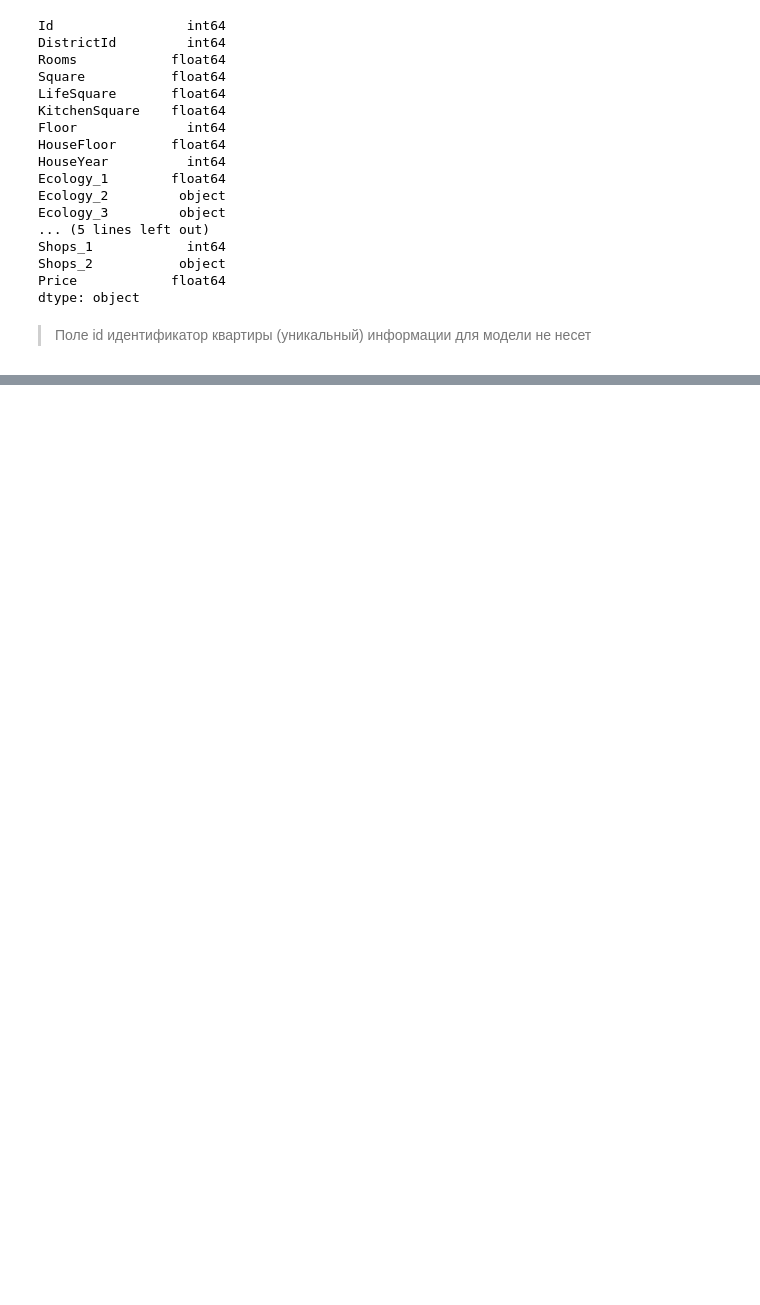
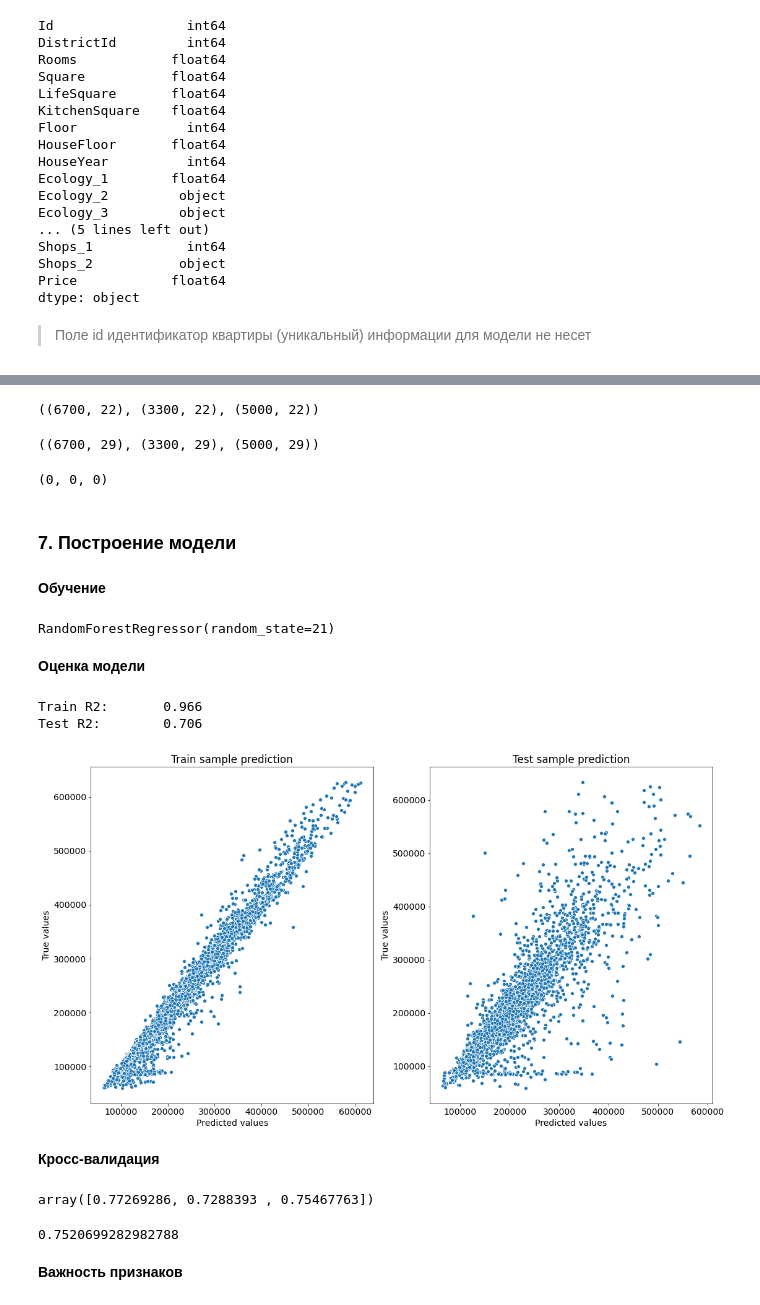
Before and after one commit to alex-chin/GB_LIBS_DS, a Jupyter notebook: course_project/REstate.ipynb, the cells around one changed output, grey strips where cells are left out. Cells and saved outputs as stored; diff of their text form; code cells hidden in the pictures; blank space fills up the shorter version.

```diff
--- a/course_project/REstate.ipynb
+++ b/course_project/REstate.ipynb
@@ -332,0 +920,63 @@ kz / k.count() * 100
+# %%
+preprocessor = DataPreprocessing()
+preprocessor.fit(X_train)
+
+X_train = preprocessor.transform(X_train)
+X_valid = preprocessor.transform(X_valid)
+test_df = preprocessor.transform(test_df)
+
+X_train.shape, X_valid.shape, test_df.shape
+# %% [output]
+((6700, 22), (3300, 22), (5000, 22))
+# %%
+features_gen = FeatureGenetator()
+features_gen.fit(X_train, y_train)
+
+X_train = features_gen.transform(X_train)
+X_valid = features_gen.transform(X_valid)
+test_df = features_gen.transform(test_df)
+
+X_train.shape, X_valid.shape, test_df.shape
+# %% [output]
+((6700, 29), (3300, 29), (5000, 29))
+# %%
+X_train = X_train[feature_names + new_feature_names]
+X_valid = X_valid[feature_names + new_feature_names]
+test_df = test_df[feature_names + new_feature_names]
+# %%
+X_train.isna().sum().sum(), X_valid.isna().sum().sum(), test_df.isna().sum().sum()
+# %% [output]
+(0, 0, 0)
+# %% [markdown]
+### 7. Построение модели  <a class='anchor' id='modeling'>
+# %% [markdown]
+**Обучение**
+# %%
+rf_model = RandomForestRegressor(random_state=21, criterion='mse')
+rf_model.fit(X_train, y_train)
+# %% [output]
+RandomForestRegressor(random_state=21)
+# %% [markdown]
+**Оценка модели**
+# %%
+y_train_preds = rf_model.predict(X_train)
+y_test_preds = rf_model.predict(X_valid)
+
+evaluate_preds(y_train, y_train_preds, y_valid, y_test_preds)
+# %% [output]
+Train R2:       0.966
+Test R2:        0.706
+[figure, added]
+# %% [markdown]
+**Кросс-валидация**
+# %%
+cv_score = cross_val_score(rf_model, X_train, y_train, scoring='r2', cv=KFold(n_splits=3, shuffle=True, random_state=21))
+cv_score
+# %% [output]
+array([0.77269286, 0.7288393 , 0.75467763])
+# %%
+cv_score.mean()
+# %% [output]
+0.7520699282982788
+# %% [markdown]
+**Важность признаков**
```
Also changed, not shown: parts of 145 cells of this notebook, 1 other file.
